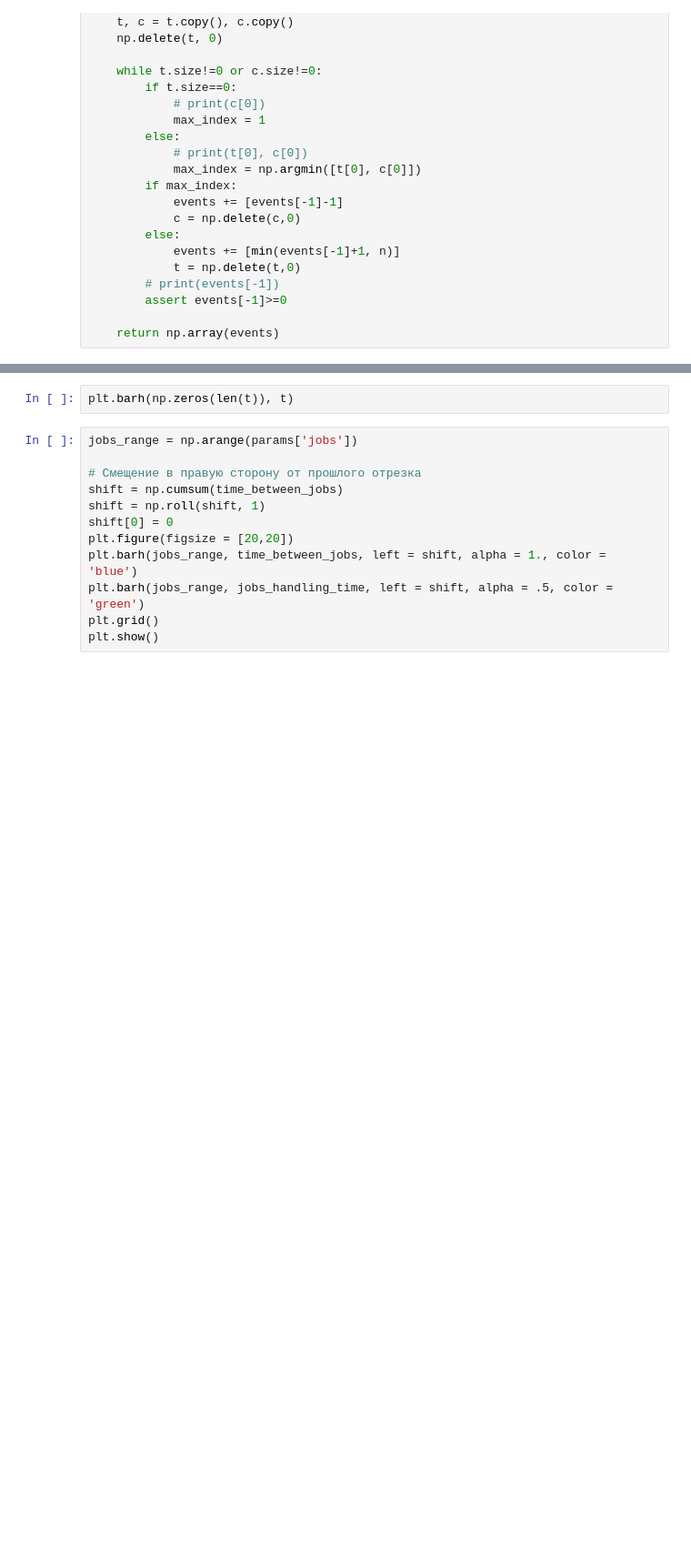
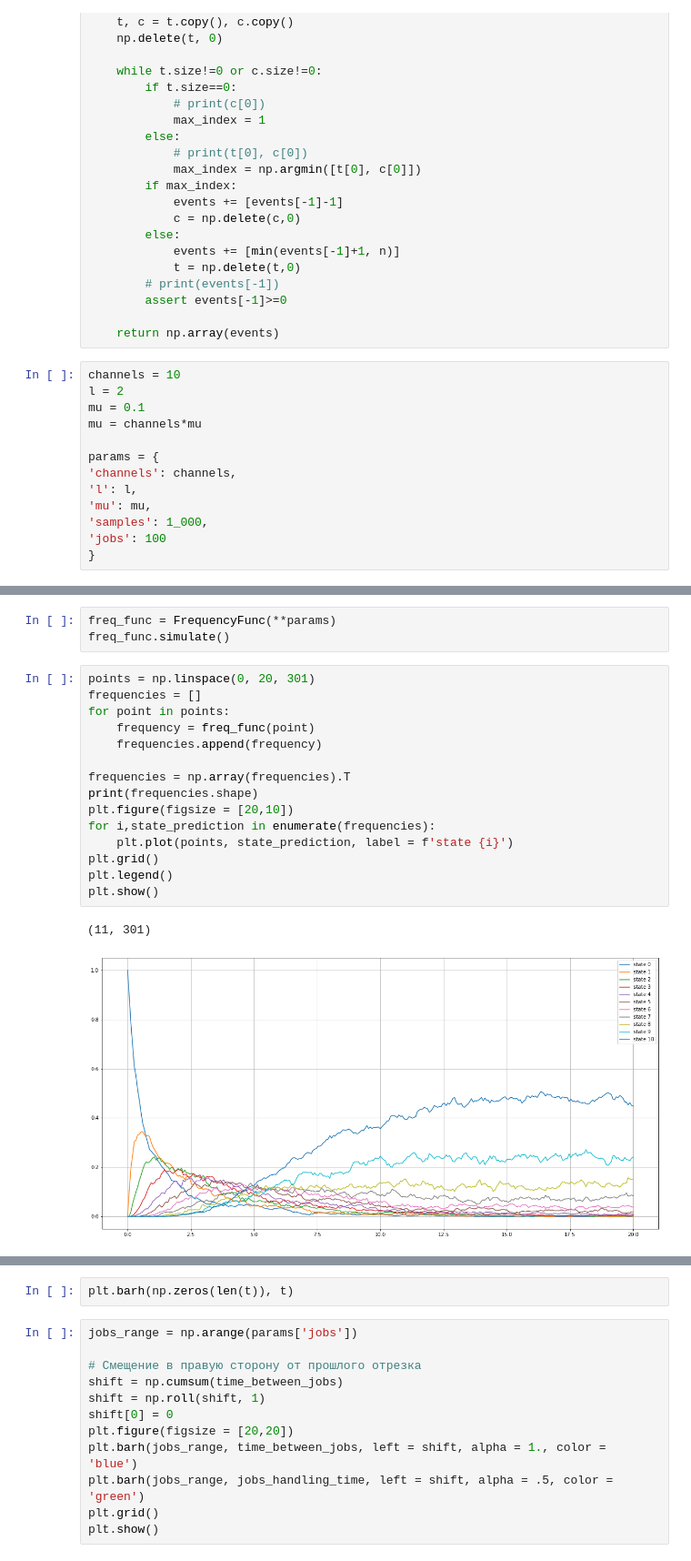
Before and after one commit to georgechaikin/Queueing-system, a Jupyter notebook: discrete-event-simulation.ipynb, the cells around one changed output, grey strips where cells are left out. Shown at 91% size. Cells and saved outputs as stored; diff of their text form; blank space fills up the shorter version.

```diff
--- a/discrete-event-simulation.ipynb
+++ b/discrete-event-simulation.ipynb
@@ -117,3 +101,16 @@ def get_events(t,c, **params):
         assert events[-1]>=0
 
     return np.array(events)
+# %%
+channels = 10
+l = 2
+mu = 0.1
+mu = channels*mu
+
+params = {
+'channels': channels,
+'l': l,
+'mu': mu,
+'samples': 1_000,
+'jobs': 100
+}
@@ -135,0 +188,21 @@ plt.show()
+# %%
+freq_func = FrequencyFunc(**params)
+freq_func.simulate()
+# %%
+points = np.linspace(0, 20, 301)
+frequencies = []
+for point in points:
+    frequency = freq_func(point)
+    frequencies.append(frequency)
+
+frequencies = np.array(frequencies).T
+print(frequencies.shape)
+plt.figure(figsize = [20,10])
+for i,state_prediction in enumerate(frequencies):
+    plt.plot(points, state_prediction, label = f'state {i}')
+plt.grid()
+plt.legend()
+plt.show()
+# %% [output]
+(11, 301)
+[figure, added]
```
Also changed, not shown: parts of 9 cells of this notebook.
